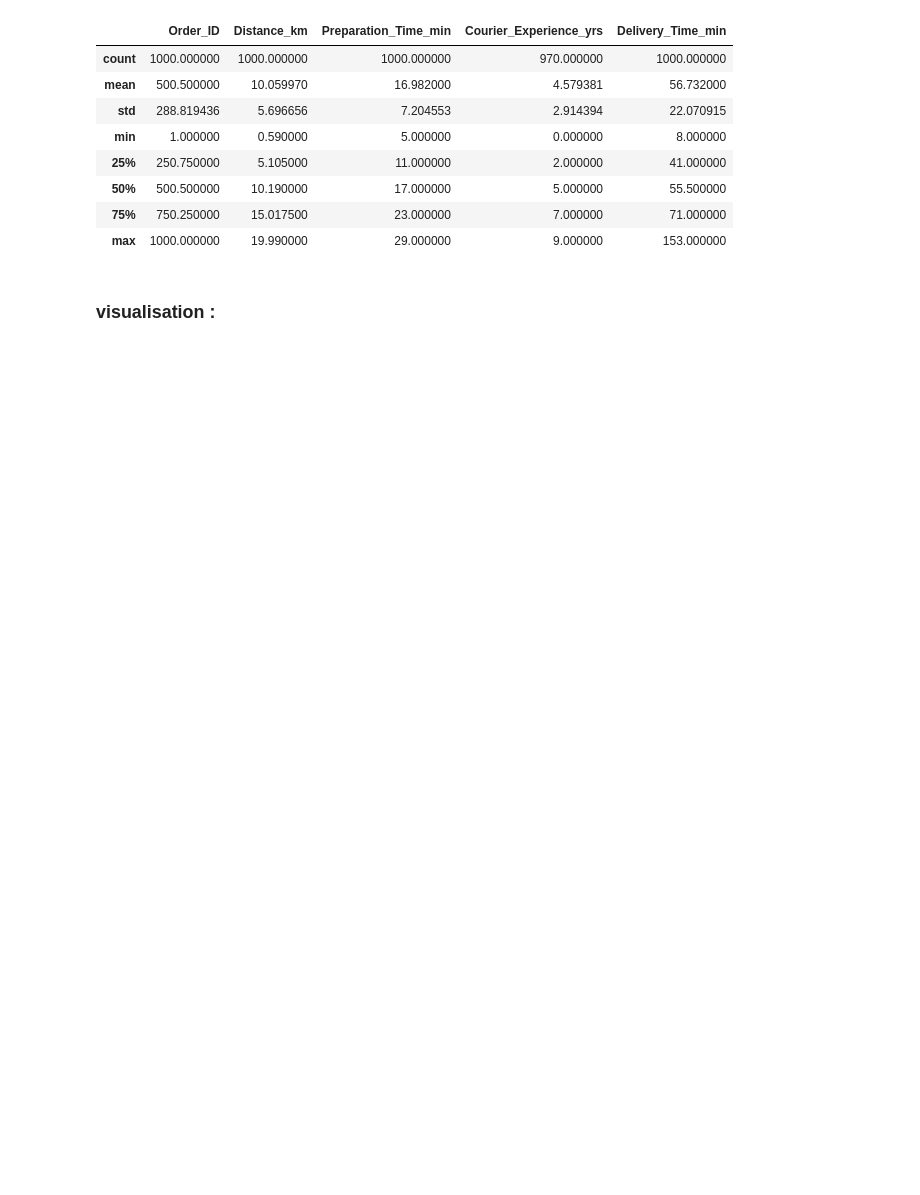
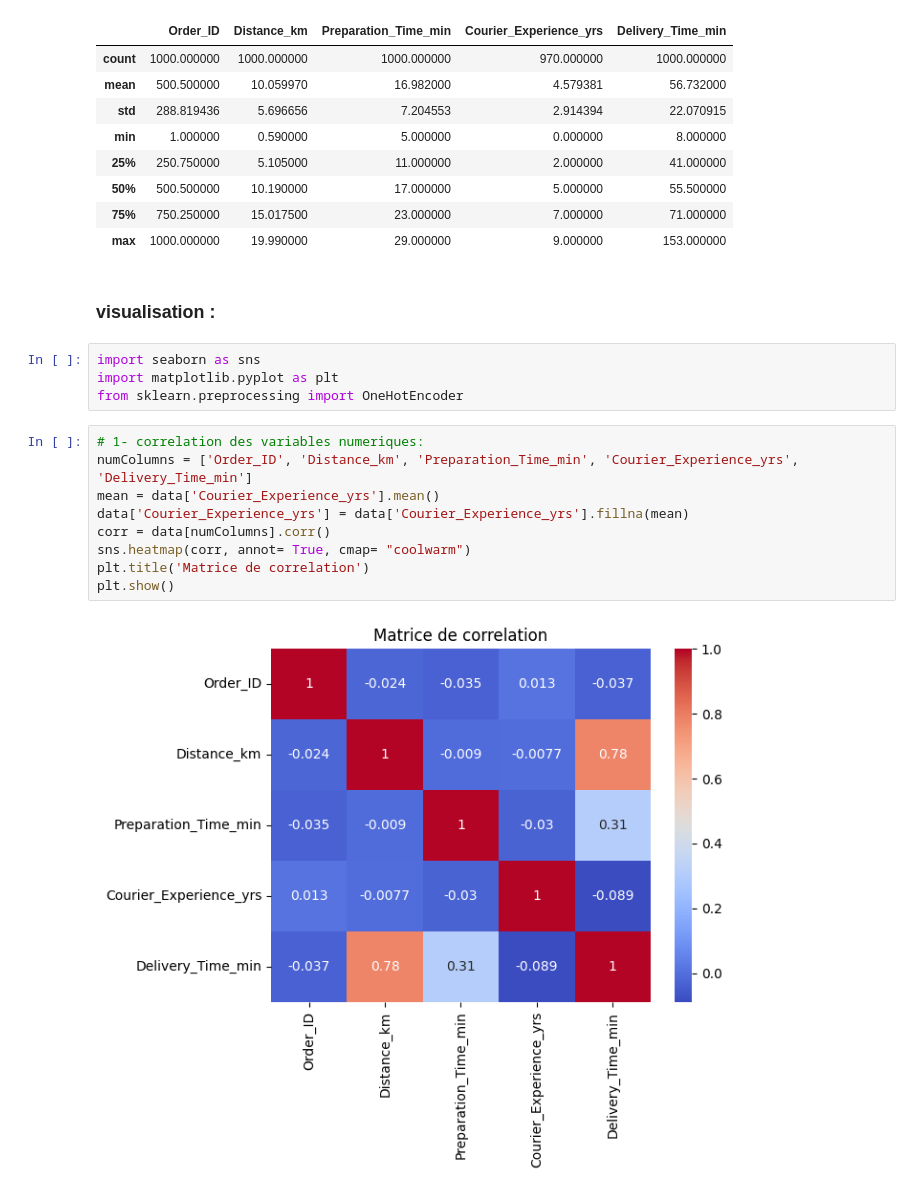
Before and after one commit to elhidarinouhayla/Pr-diction-du-Temps-de-Livraison, a Jupyter notebook: EDA.ipynb, the cells around one changed output. Cells and saved outputs as stored; diff of their text form; blank space fills up the shorter version.

Commit message:
visualisation

```diff
--- a/EDA.ipynb
+++ b/EDA.ipynb
@@ -110,3 +110,18 @@ data.describe()
 | max | 1000.000000 | 19.990000 | 29.000000 | 9.000000 | 153.000000 |
 # %% [markdown]
 ### visualisation :
+# %%
+import seaborn as sns
+import matplotlib.pyplot as plt
+from sklearn.preprocessing import OneHotEncoder
+# %%
+# 1- correlation des variables numeriques:
+numColumns = ['Order_ID', 'Distance_km', 'Preparation_Time_min', 'Courier_Experience_yrs', 'Delivery_Time_min']
+mean = data['Courier_Experience_yrs'].mean()
+data['Courier_Experience_yrs'] = data['Courier_Experience_yrs'].fillna(mean)
+corr = data[numColumns].corr()
+sns.heatmap(corr, annot= True, cmap= "coolwarm")
+plt.title('Matrice de correlation')
+plt.show()
+# %% [output]
+[figure, added]
```
Also changed, not shown: parts of 10 cells of this notebook, 3 other files.
